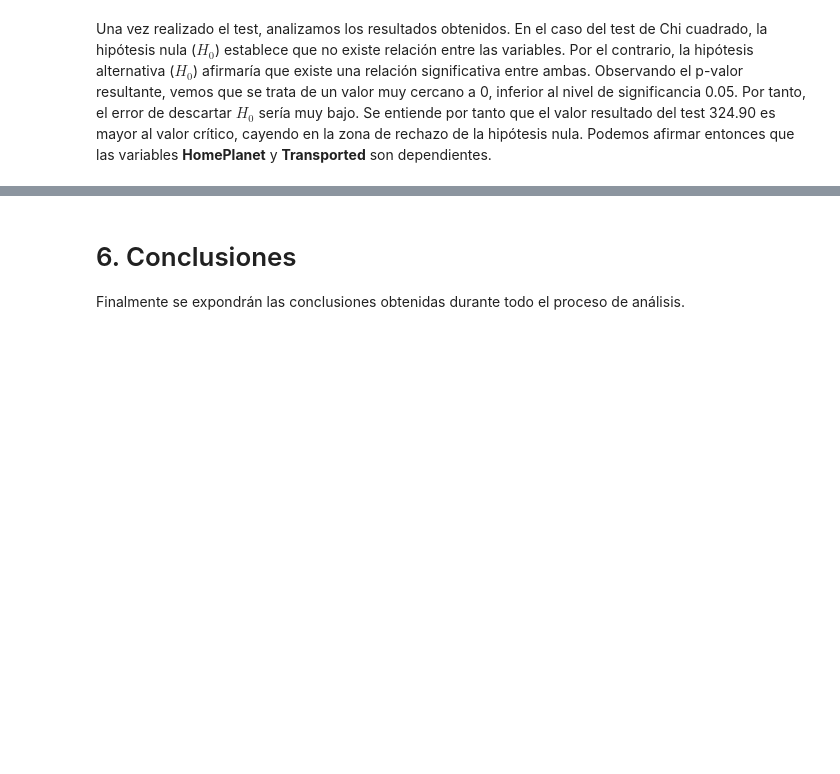
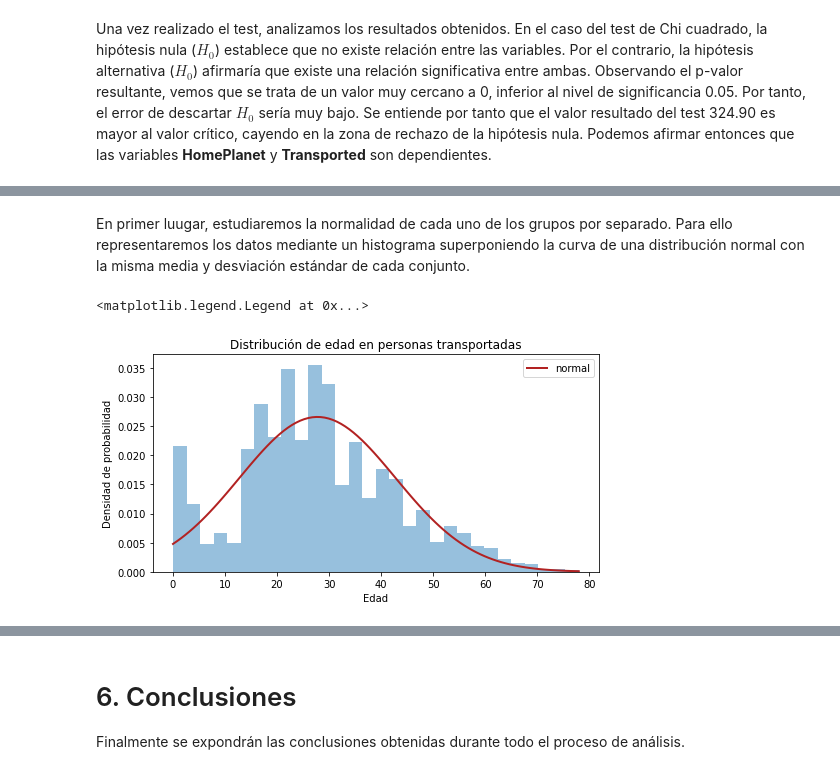
Before and after one commit to aliciacg7/spaceship-titanic-eda, a Jupyter notebook: spaceship-eda.ipynb, the cells around one changed output, grey strips where cells are left out. Saved outputs shown, nothing was run; the diff lists cells and outputs as text; code cells hidden in the pictures; blank space fills up the shorter version.

```diff
--- a/spaceship-eda.ipynb
+++ b/spaceship-eda.ipynb
@@ -608,0 +609,26 @@ Una vez realizado el test, analizamos los resultados obtenidos. En el caso del t
+# %%
+age_transported = titanic['Age'][titanic['Transported']==1]
+age_non_transported = titanic['Age'][titanic['Transported']==0]
+# %% [markdown]
+En primer luugar, estudiaremos la normalidad de cada uno de los grupos por separado. Para ello representaremos los datos mediante un histograma superponiendo la curva de una distribución normal con la misma media y desviación estándar de cada conjunto.
+# %%
+mu, sigma = stats.norm.fit(age_transported)
+
+# Valores teóricos de la normal en el rango observado
+x_hat = np.linspace(min(age_transported), max(age_transported), num=100)
+y_hat = scipy.stats.norm.pdf(x_hat, mu, sigma)
+
+
+# Graficas de distribución
+fig, axes = plt.subplots(figsize=(8,4))
+
+
+plt.plot(x_hat, y_hat, linewidth=2, label='normal', color='firebrick')
+plt.hist(x=age_transported, density=True, bins=30, color="#3182bd", alpha=0.5)
+plt.title('Distribución de edad en personas transportadas')
+plt.xlabel('Edad')
+plt.ylabel('Densidad de probabilidad')
+plt.legend()
+# %% [output]
+<matplotlib.legend.Legend at 0x...>
+[figure, added]
```
Also changed, not shown: parts of 19 cells of this notebook, 1 other file.
